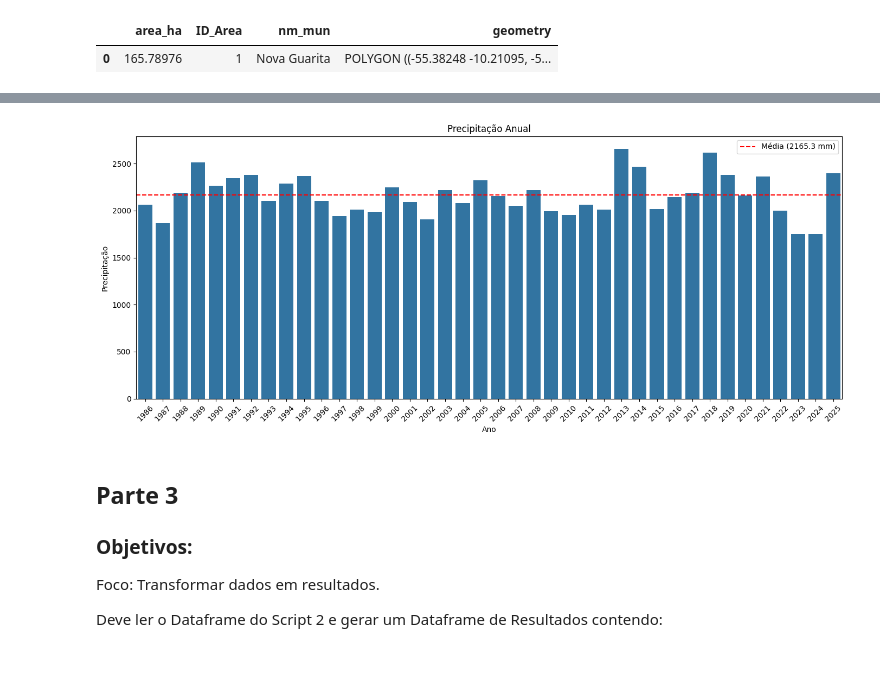
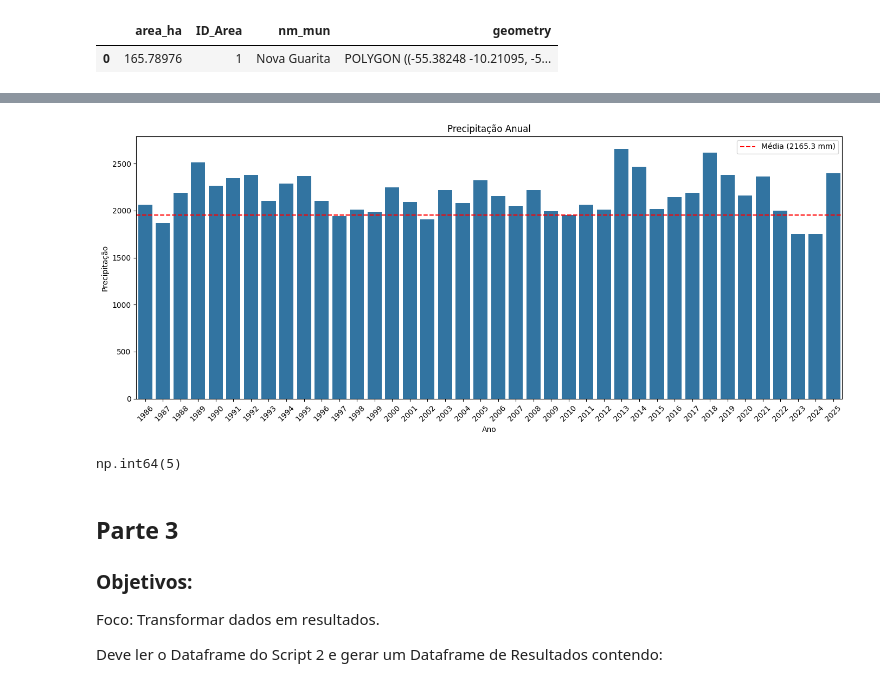
Before and after one commit to GuilhermeFernandez/climate_resilient_pastures, a Jupyter notebook: Esboco_Projeto.ipynb, the cells around one changed output, grey strips where cells are left out. Cells and saved outputs as stored; diff of their text form; code cells hidden in the pictures.

Commit message:
Média - desvio padrão

```diff
--- a/Esboco_Projeto.ipynb
+++ b/Esboco_Projeto.ipynb
@@ -162,8 +162,11 @@ df_metricas = df_metricas.sort_values(by=['ID_Area', 'year']).reset_index(drop=T
 df_metricas.to_csv('metricas.csv', index=False)
 # %%
 averagePrecipitation = df_metricas['precipitation'].mean()
-df_metricas['precip_anomalies'] = df_metricas['precipitation'] < averagePrecipitation
+dp_precipitation = df_metricas['precipitation'].std()
+df_metricas['precip_anomalies'] = df_metricas['precipitation'] < averagePrecipitation - dp_precipitation
 df_metricas['precip_anomalies'].sum()
+
+
 
 print(averagePrecipitation)
 print(df_metricas)
@@ -172,20 +191,24 @@ np.int64(22)
 # %%
 import seaborn as sns
 import matplotlib.pyplot as plt
 
 plt.figure(figsize=(14, 6))
 p = sns.barplot(x='year', y='precipitation', data=df_metricas)
-plt.axhline(y=averagePrecipitation, color='red', linestyle='dashed', label=f'Média ({averagePrecipitation:.1f} mm)')
+plt.axhline(y=averagePrecipitation - dp_precipitation, color='red', linestyle='dashed', label=f'Média ({averagePrecipitation:.1f} mm)')
 plt.xticks(rotation=45)
 plt.title('Precipitação Anual')
 plt.xlabel('Ano')
 plt.ylabel('Precipitação')
 plt.legend()
 
 plt.tight_layout()
 plt.show()
 # %% [output]
-[figure, old version]
+[figure, new version]
+# %%
+df_metricas['precip_anomalies'].sum()
+# %% [output]
+np.int64(5)
 # %% [markdown]
 ## Parte 3
 ### Objetivos:
```
Also changed, not shown: parts of 1 cell of this notebook.
